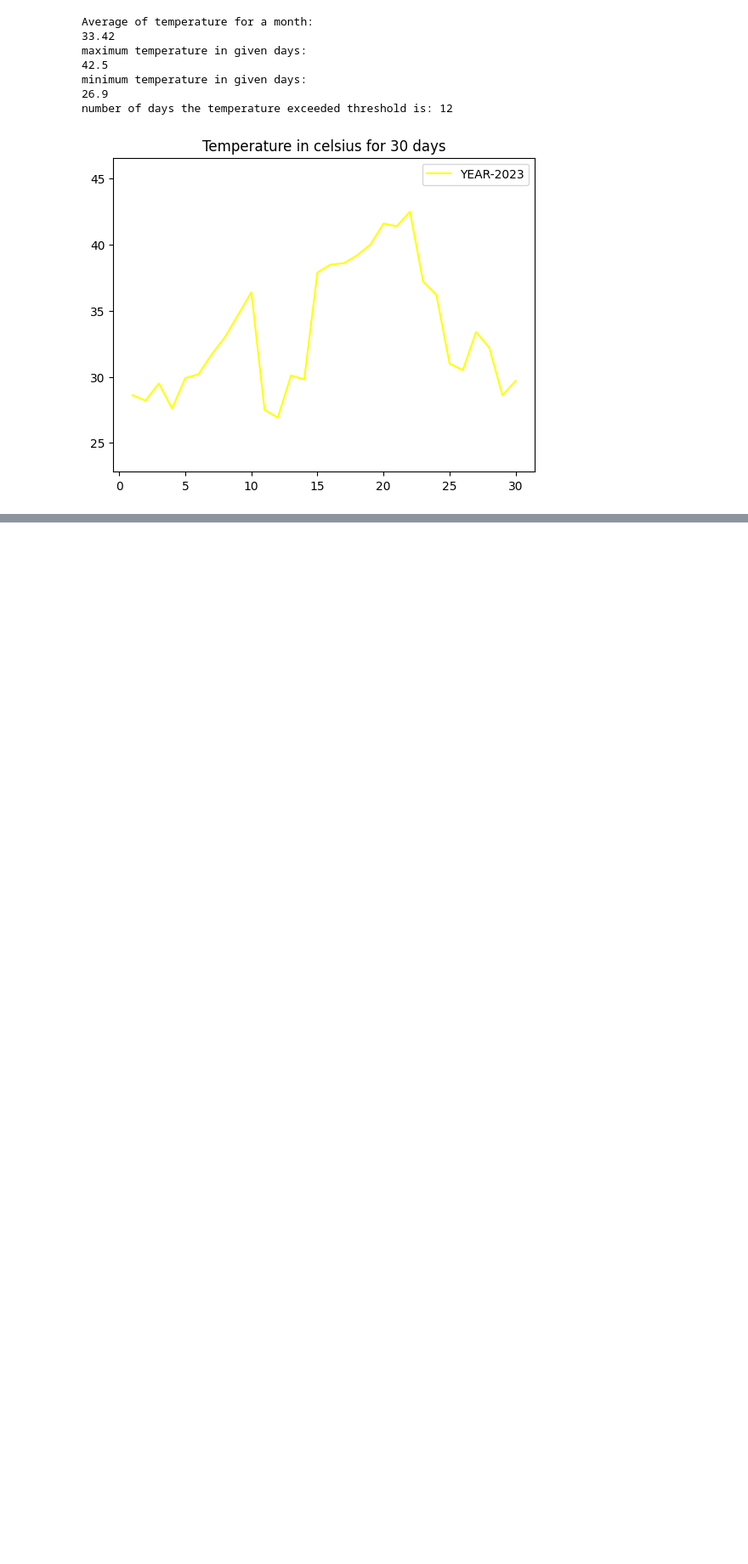
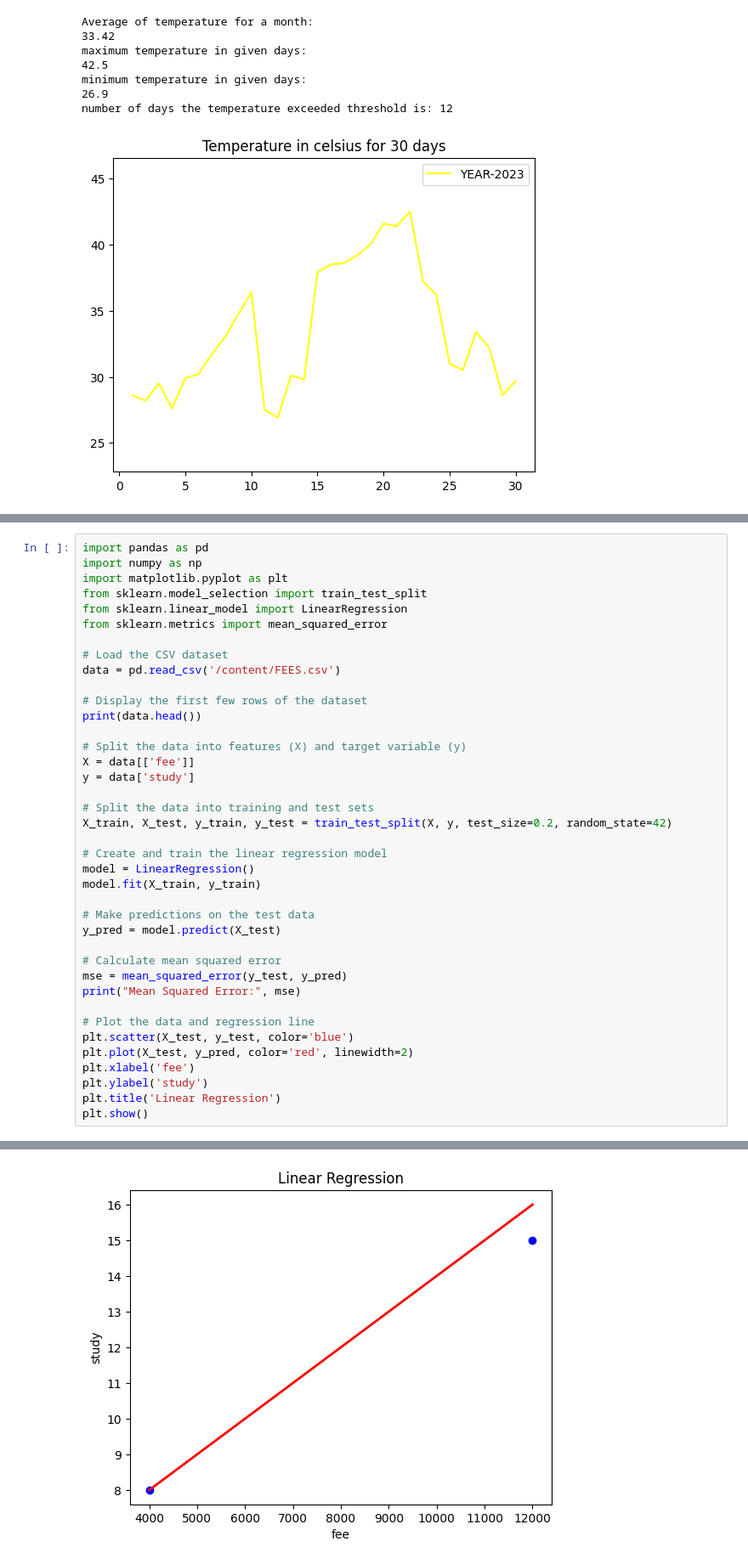
Before and after one commit to Suma-Mandru/base, a Jupyter notebook: Project.ipynb, the cells around one changed output, grey strips where cells are left out. Shown: that part at 85% size. Cells and saved outputs as stored; diff of their text form; blank space fills up the shorter version.

```diff
--- a/Project.ipynb
+++ b/Project.ipynb
@@ -35,0 +242,40 @@ number of days the temperature exceeded threshold is: 12
+# %%
+import pandas as pd
+import numpy as np
+import matplotlib.pyplot as plt
+from sklearn.model_selection import train_test_split
+from sklearn.linear_model import LinearRegression
+from sklearn.metrics import mean_squared_error
+
+# Load the CSV dataset
+data = pd.read_csv('/content/FEES.csv')
+
+# Display the first few rows of the dataset
+print(data.head())
+
+# Split the data into features (X) and target variable (y)
+X = data[['fee']]
+y = data['study']
+
+# Split the data into training and test sets
+X_train, X_test, y_train, y_test = train_test_split(X, y, test_size=0.2, random_state=42)
+
+# Create and train the linear regression model
+model = LinearRegression()
+model.fit(X_train, y_train)
+
+# Make predictions on the test data
+y_pred = model.predict(X_test)
+
+# Calculate mean squared error
+mse = mean_squared_error(y_test, y_pred)
+print("Mean Squared Error:", mse)
+
+# Plot the data and regression line
+plt.scatter(X_test, y_test, color='blue')
+plt.plot(X_test, y_pred, color='red', linewidth=2)
+plt.xlabel('fee')
+plt.ylabel('study')
+plt.title('Linear Regression')
+plt.show()
+# %% [output]
@@ -35,0 +289 @@ number of days the temperature exceeded threshold is: 12
+[figure, added]
```
Also changed, not shown: parts of 35 cells of this notebook.
